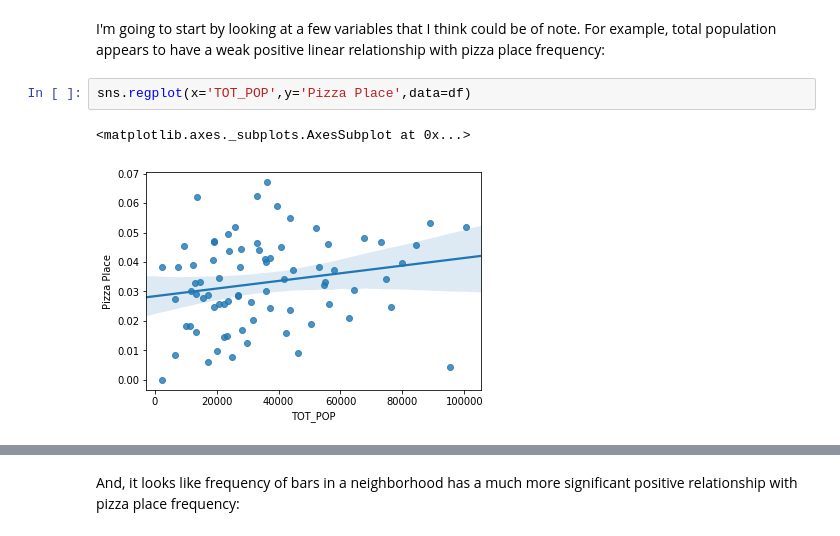
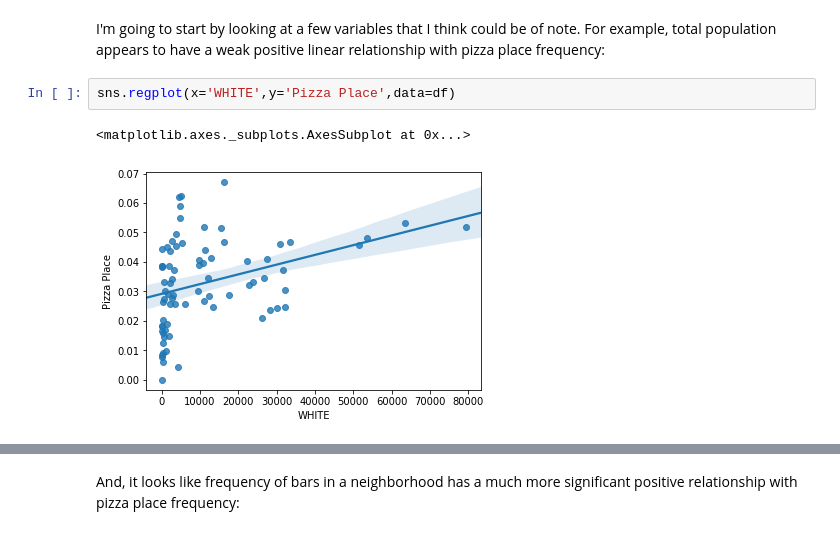
Before and after one commit to mkrivus/Chicago_Pizza_Coursera_Capstone, a Jupyter notebook: FinalProject/Data_Processing_Pizza.ipynb, the cells around one changed output, grey strips where cells are left out. Saved outputs shown, nothing was run; the diff lists cells and outputs as text.

```diff
--- a/FinalProject/Data_Processing_Pizza.ipynb
+++ b/FinalProject/Data_Processing_Pizza.ipynb
@@ -214,7 +214,7 @@ df.head()
 # %% [markdown]
 I'm going to start by looking at a few variables that I think could be of note.  For example, total population appears to have a weak positive linear relationship with pizza place frequency:
 # %%
-sns.regplot(x='TOT_POP',y='Pizza Place',data=df)
+sns.regplot(x='WHITE',y='Pizza Place',data=df)
 # %% [output]
 <matplotlib.axes._subplots.AxesSubplot at 0x...>
-[figure, old version]
+[figure, new version]
```
Also changed, not shown: parts of 3 cells of this notebook, 2 other files.
